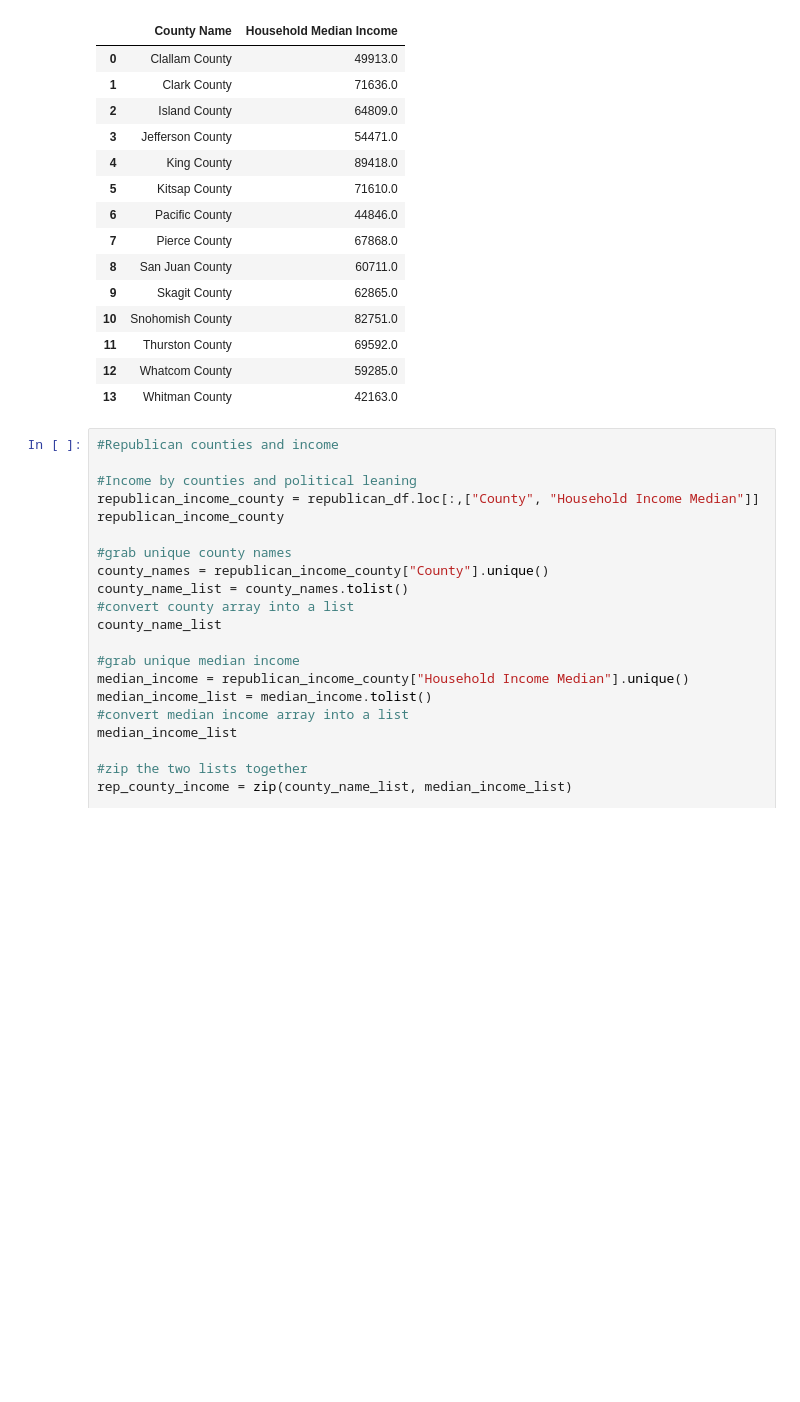
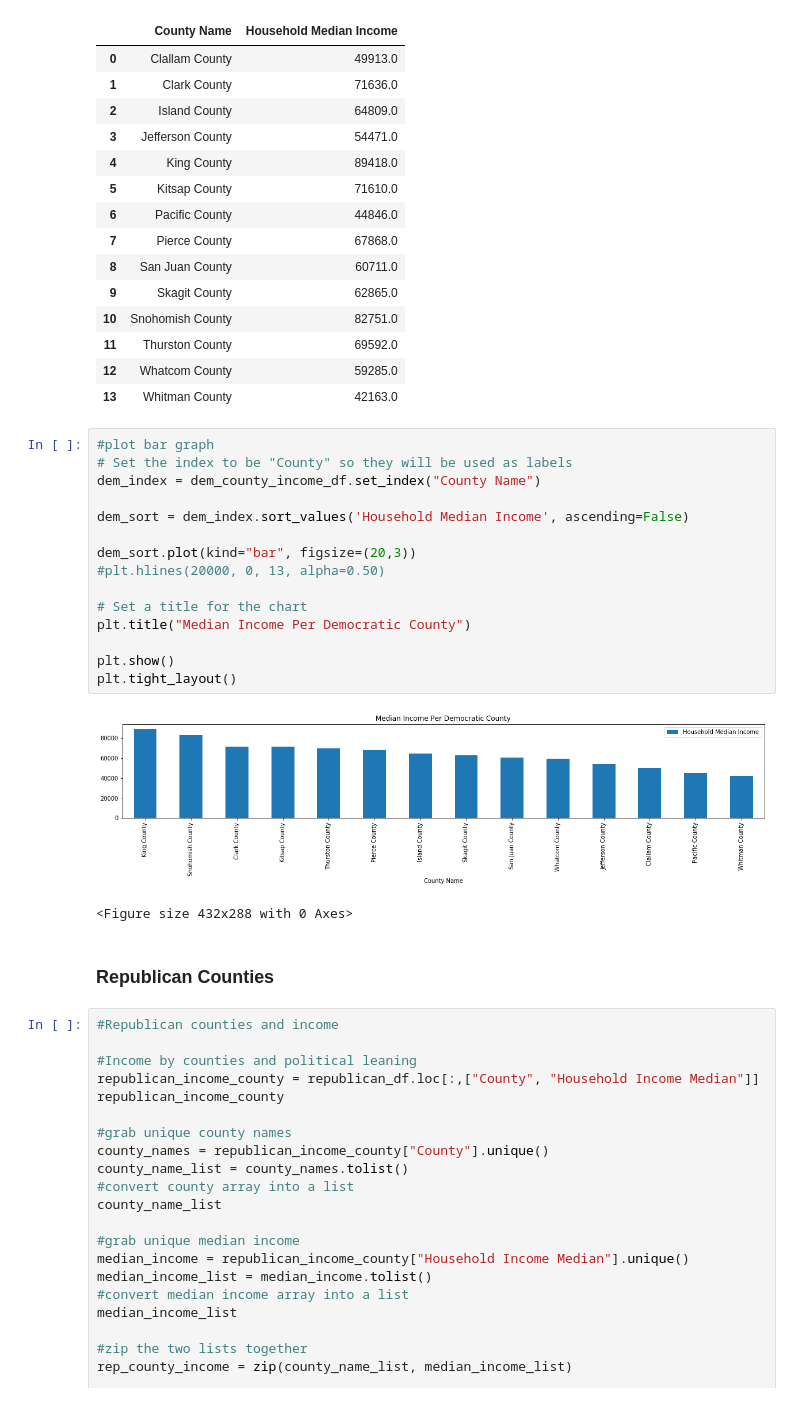
Before and after one commit to mocchicone/Covid-19-Outcomes-in-Washington-State, a Jupyter notebook: Nghia Analysis.ipynb, the cells around one changed output. Saved outputs shown, nothing was run; the diff lists cells and outputs as text; blank space fills up the shorter version.

Commit message:
add median income by political counties

```diff
--- a/Nghia Analysis.ipynb
+++ b/Nghia Analysis.ipynb
@@ -218,6 +220,26 @@ dem_county_income_df
 | 11 | Thurston County | 69592.0 |
 | 12 | Whatcom County | 59285.0 |
 | 13 | Whitman County | 42163.0 |
+# %%
+#plot bar graph
+# Set the index to be "County" so they will be used as labels
+dem_index = dem_county_income_df.set_index("County Name")
+
+dem_sort = dem_index.sort_values('Household Median Income', ascending=False)
+
+dem_sort.plot(kind="bar", figsize=(20,3))
+#plt.hlines(20000, 0, 13, alpha=0.50)
+
+# Set a title for the chart
+plt.title("Median Income Per Democratic County")
+
+plt.show()
+plt.tight_layout()
+# %% [output]
+[figure, added]
+<Figure size 432x288 with 0 Axes>
+# %% [markdown]
+### Republican Counties
 # %%
 #Republican counties and income
 
```
Also changed, not shown: parts of 3 cells of this notebook.
